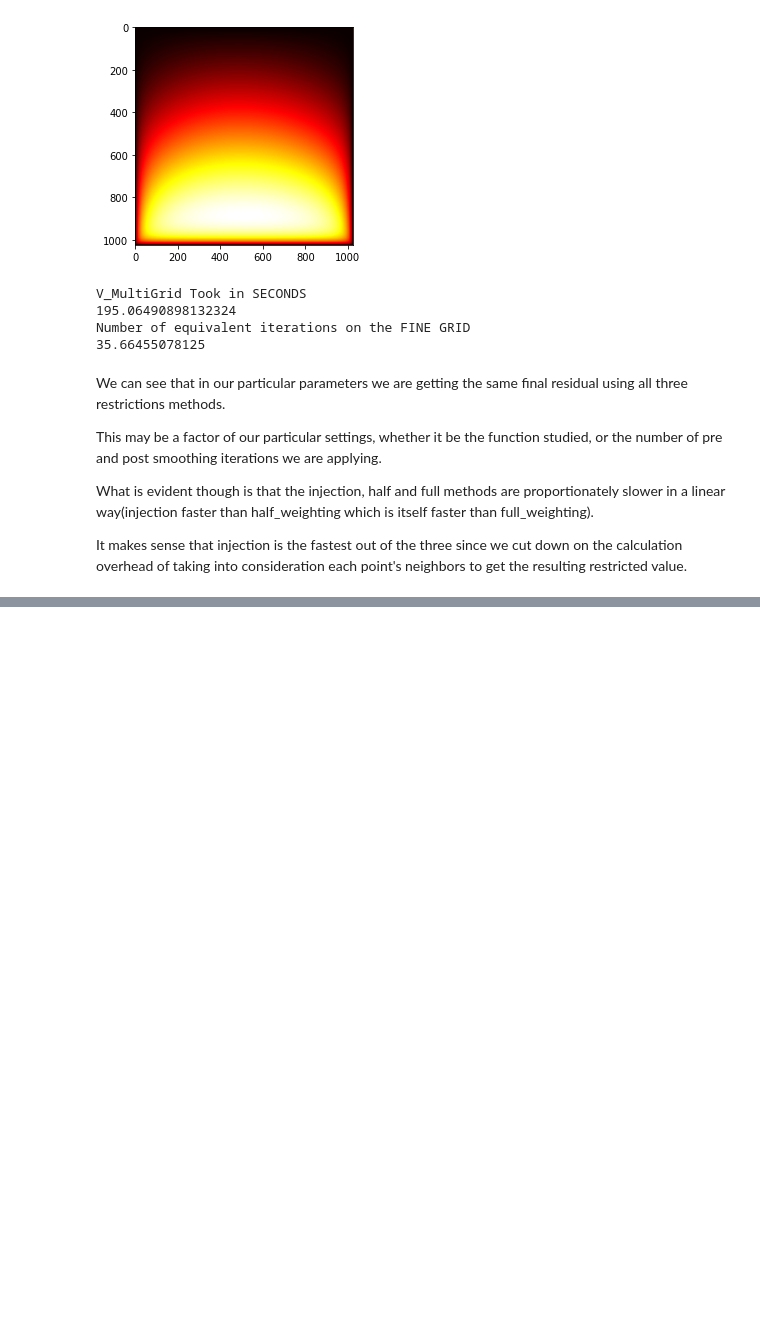
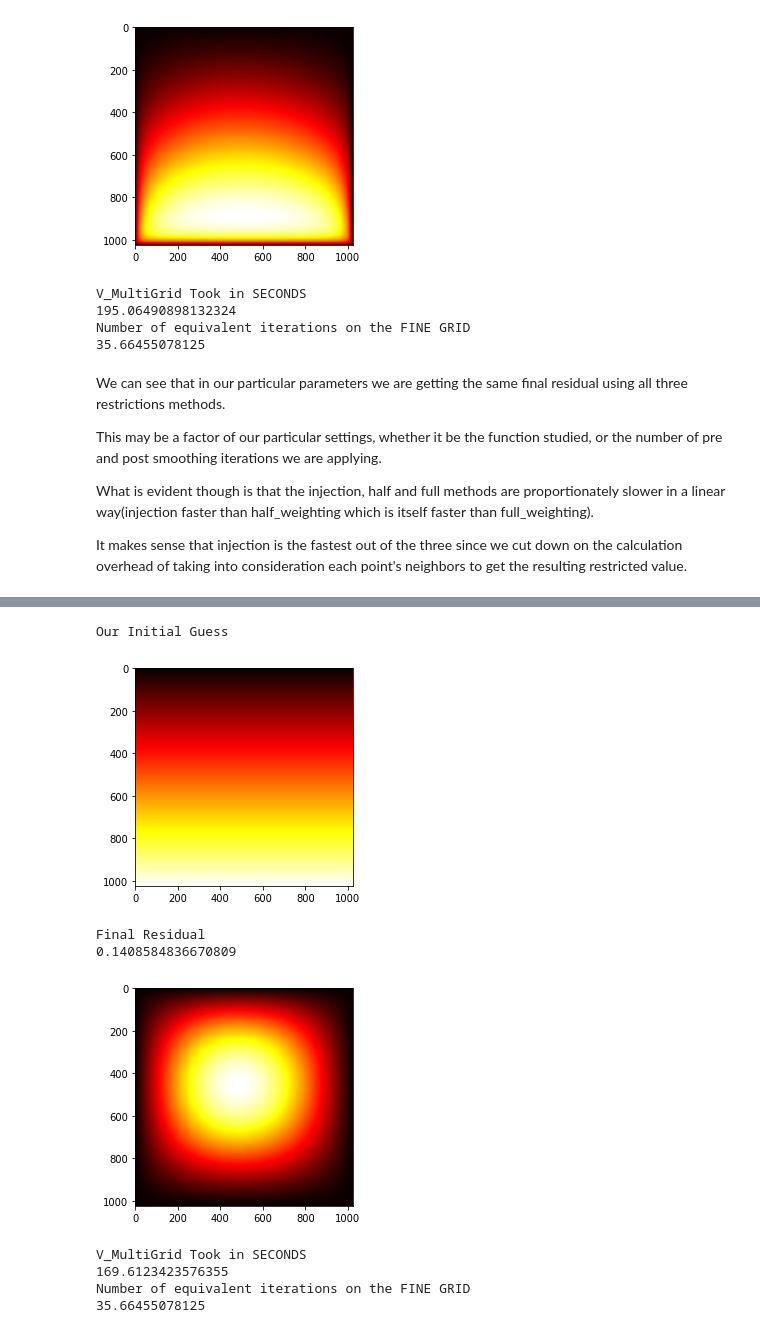
Before and after one commit to fadibechara/MultiGrid, a Jupyter notebook: MultiGrid_Isotropic.ipynb, the cells around one changed output, grey strips where cells are left out. Saved outputs shown, nothing was run; the diff lists cells and outputs as text; code cells hidden in the pictures; blank space fills up the shorter version.

```diff
--- a/MultiGrid_Isotropic.ipynb
+++ b/MultiGrid_Isotropic.ipynb
@@ -195,8 +201,8 @@ the stronger the convergence.
 # %%
 #this function aims at reducing memory storage and making it possible to compute large values for U, A here is a vector of 2 values since that is all we will need in our particulat circumstance
-def sparse_solver(A, b, x, omega=1.5, eps=_eps, maxiter=_maxiter, sor=1):
+def sparse_solver(A, b, x, omega=1.5, eps=_eps, maxiter=_maxiter, sor=1, isotropic=1):
     start_time = time.time()
-    x = _basic_check(A, b, x0)
+    #x = _basic_check(A, b, x)
     residual_history = list()
     disp_history = list()
     N = b.size
@@ -209,8 +215,12 @@ def sparse_solver(A, b, x, omega=1.5, eps=_eps, maxiter=_maxiter, sor=1):
             if i%n == 0 or (i+1)%n == 0:
              continue
             s = b[i]
-            if (sor==1): s = s - A[1]*xn[i-n] - A[1]*xn[i-1] - A[1]*x[i+1] - A[1]*x[i+n]
-            else: s = s - A[1]*x[i-n] - A[1]*x[i-1] - A[1]*x[i+1] - A[1]*x[i+n]
+            if (isotropic==1):
+              if (sor==1): s = s - A[1]*xn[i-n] - A[1]*xn[i-1] - A[1]*x[i+1] - A[1]*x[i+n]
+              else: s = s - A[1]*x[i-n] - A[1]*x[i-1] - A[1]*x[i+1] - A[1]*x[i+n]
+            else:
+              if (sor==1): s = s - A[2]*xn[i-n] - A[1]*xn[i-1] - A[1]*x[i+1] - A[2]*x[i+n]
+              else: s = s - A[2]*x[i-n] - A[1]*x[i-1] - A[1]*x[i+1] - A[2]*x[i+n]
             xn[i]=(1-omega)*x[i]+(omega/(A[0]))*s
           r = (xn[0]-x[0])*(xn[0]-x[0])
           disp = (xn[0]-x[0])*(xn[0]-x[0])
@@ -230,7 +240,7 @@ def sparse_solver(A, b, x, omega=1.5, eps=_eps, maxiter=_maxiter, sor=1):
     elapsed_time = time.time() - start_time
     return x, residual_history, disp_history, count
 # %%
-def v_multigrid(x, min=4, omega=1.633, sig=1, sor=1, mode_restrict=0):
+def v_multigrid(x, min=4, omega=1.633, sig=1, sor=1, mode_restrict=0,isotropic=1, eps=0.1):
   if (mode_restrict==0) : rest = restrict_injection
   elif (mode_restrict==1) : rest = restrict_half
   elif (mode_restrict==2) : rest = restrict_full
@@ -251,10 +261,11 @@ def v_multigrid(x, min=4, omega=1.633, sig=1, sor=1, mode_restrict=0):
     N=x.size
     n=int(math.sqrt(N))
     h=1/(n-1)
-    A = sparse_fivediag(N,h,sig)
+    if (isotropic==1):  A = sparse_fivediag(N,h,sig)
+    else: A = anisotropic_sparse_fivediag(h,h,eps)
     f = function(N,h)
     e=(1/i)
-    x,r,d,c =sparse_solver(A,f,x,omega,e,1,sor)
+    x,r,d,c =sparse_solver(A,f,x,omega,e,1,sor,isotropic)
     total = total + c/(2**(rank-count))
     x=rest(x)
     i=i*1000000000
@@ -266,12 +277,13 @@ def v_multigrid(x, min=4, omega=1.633, sig=1, sor=1, mode_restrict=0):
     N=x.size
     n=int(math.sqrt(N))
     h=1/(n-1)
-    A = sparse_fivediag(N,h, sig)
+    if (isotropic==1):  A = sparse_fivediag(N,h,sig)
+    else: A = anisotropic_sparse_fivediag(h,h,eps)
     f = function(N,h)
     if (count!=rank):
-      x,r,d,c =sparse_solver(A,f,x,omega,e,100,sor)
+      x,r,d,c =sparse_solver(A,f,x,omega,e,100,sor,isotropic)
     else:
-      x,r,d,c =sparse_solver(A,f,x,omega,1e-3,1,sor)
+      x,r,d,c =sparse_solver(A,f,x,omega,1e-3,1,sor,isotropic)
       print('Final Residual')
       print(r[-1])
 
@@ -365,8 +377,6 @@ def w_multigrid(x, min=4, intermediate=6,  omega=1.633, sig=1, sor=1, mode_restr
   print(total)
   return x,r[-1]
 # %%
-e=12
+e = 20
 #This is our initial guess
 u = np.arange(start=1, stop=2**e+1, step=1, dtype=float)
-#u = np.zeros(2**e)
-u.size
@@ -781,0 +851,12 @@ It makes sense that injection is the fastest out of the three since we cut down
+# %%
+x, v_residual = v_multigrid(u, min=6, omega=0.6, sig=0.5, sor=1, mode_restrict=0,isotropic=0)
+# %% [output]
+Our Initial Guess
+[figure, added]
+Final Residual
+0.1408584836670809
+[figure, added]
+V_MultiGrid Took in SECONDS
+169.6123423576355
+Number of equivalent iterations on the FINE GRID
+35.66455078125
```
Also changed, not shown: parts of 29 cells of this notebook.
